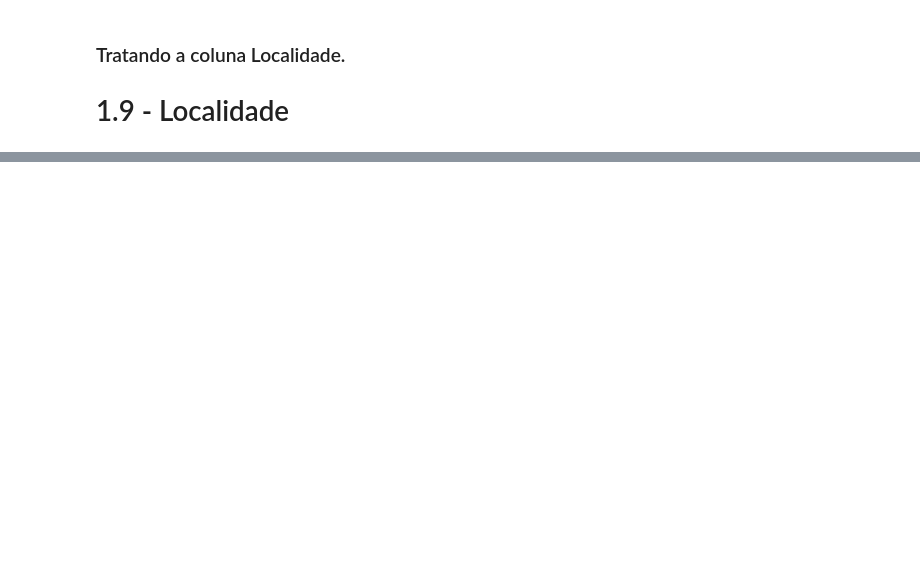
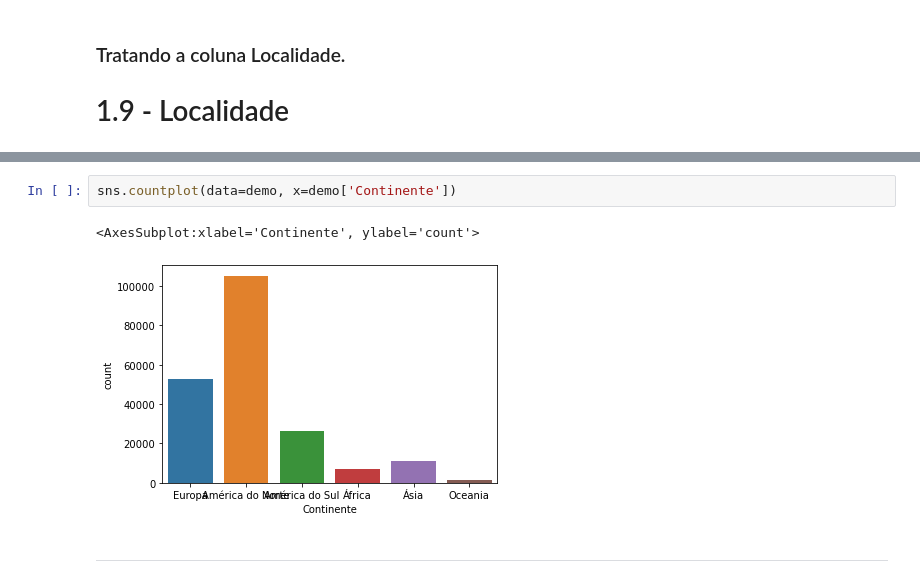
Before and after one commit to Jefferson170713/Data_Science, a Jupyter notebook: Estudo e análises/Analise de vendas do Youtube.ipynb, the cells around one changed output, grey strips where cells are left out. Drawn from its saved outputs; the diff is of its cells as text; blank space fills up the shorter version.

```diff
--- a/Estudo e análises/Analise de vendas do Youtube.ipynb
+++ b/Estudo e análises/Analise de vendas do Youtube.ipynb
@@ -317,0 +493,7 @@ demo.head()
+# %%
+sns.countplot(data=demo, x=demo['Continente'])
+# %% [output]
+<AxesSubplot:xlabel='Continente', ylabel='count'>
+[figure, added]
+# %% [markdown]
+----------------
```
Also changed, not shown: parts of 29 cells of this notebook.
